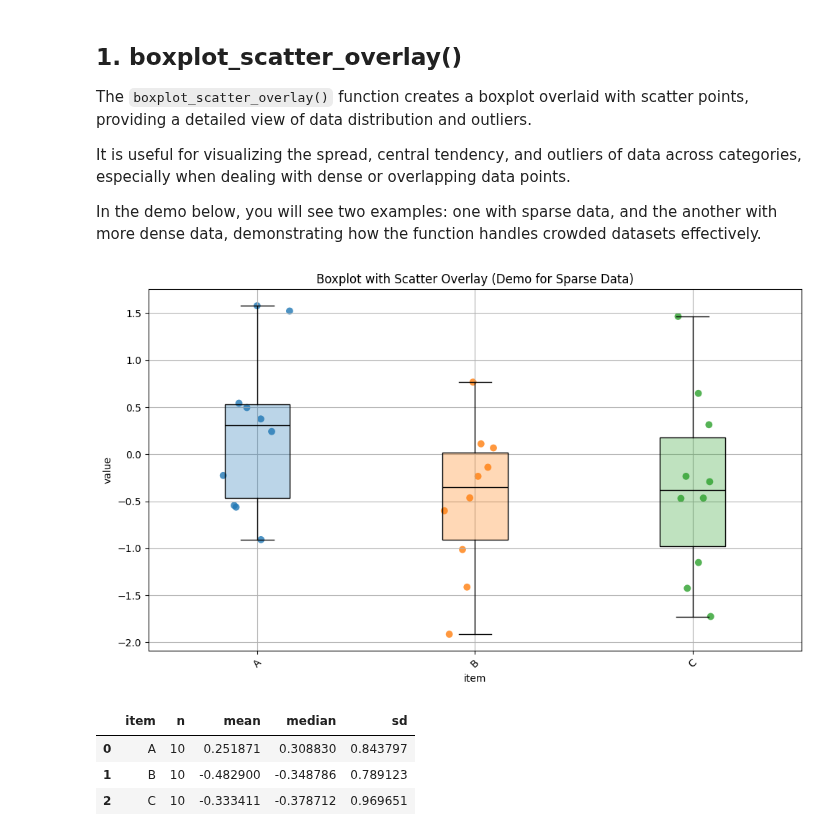
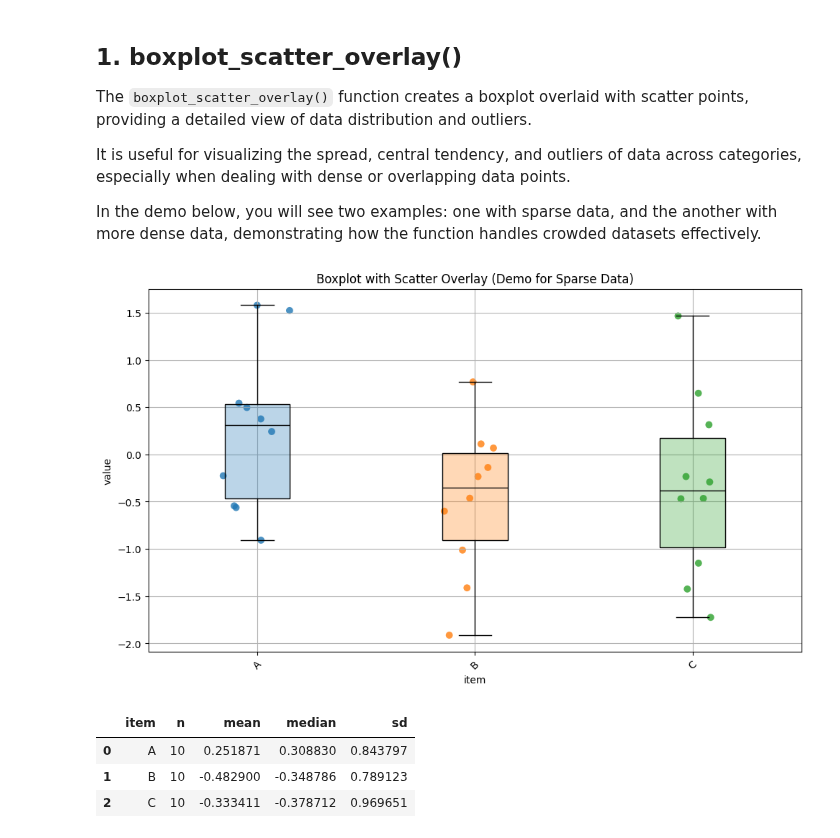
Before and after one commit to MenaWANG/mlarena, a Jupyter notebook: examples/3.utils_plot.ipynb, the cells around one changed output. Drawn from its saved outputs; the diff is of its cells as text; code cells hidden in the pictures.

```diff
--- a/examples/3.utils_plot.ipynb
+++ b/examples/3.utils_plot.ipynb
@@ -16,23 +16,25 @@ It is useful for visualizing the spread, central tendency, and outliers of data
 
 In the demo below, you will see two examples: one with sparse data, and the another with more dense data, demonstrating how the function handles crowded datasets effectively.
 # %%
+# Set random seed for reproducibility
+np.random.seed(42)
 # Create synthetic data that is sparse
-np.random.seed(42)
 data = {
     "item": ["A", "B", "C"] * 10,
     "value": np.random.randn(30),
 }
 df = pd.DataFrame(data)
 # Create boxplot with scatter overlay
 fig, ax, summary_table = put.boxplot_scatter_overlay(
     data=df,
     x="item",
     y="value",
     title="Boxplot with Scatter Overlay (Demo for Sparse Data)",
     return_summary=True #return the summary stats, default to be False
 )
+ax.tick_params(axis='x', labelrotation=45)
 # %% [output]
-[figure, old version]
+[figure, new version]
 # %%
 summary_table
 # %% [output]
```
Also changed, not shown: parts of 13 cells of this notebook, 3 other files.
